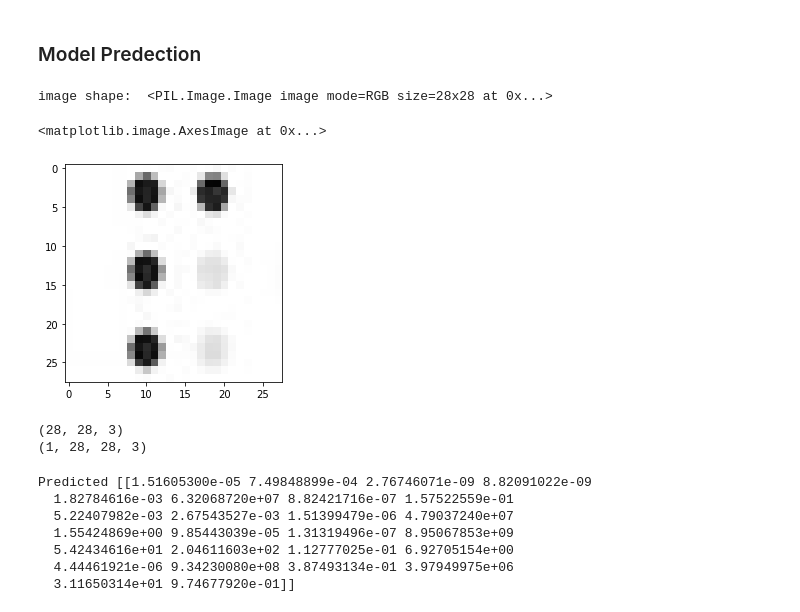
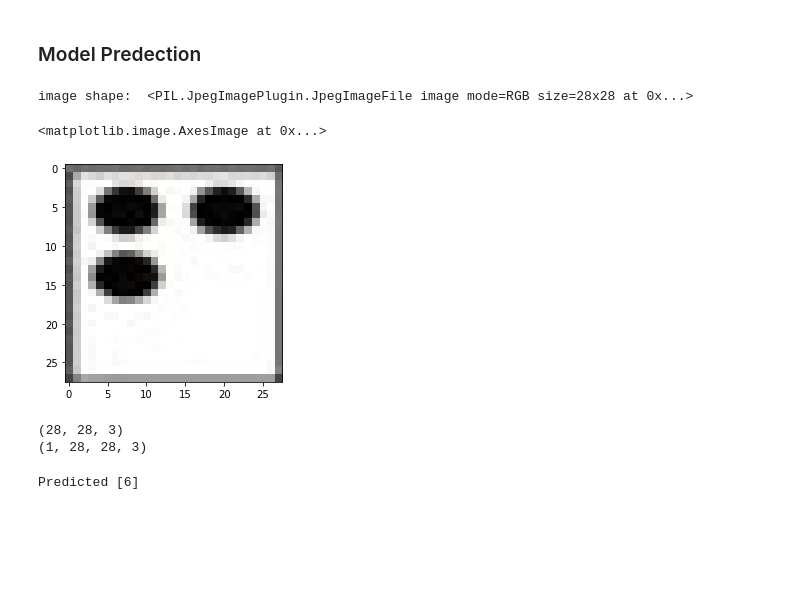
Before and after one commit to dalalbinhumaid/braille-charachters-classifier, a Jupyter notebook: Braille Model Notebook.ipynb, the cells around one changed output. Drawn from its saved outputs; the diff is of its cells as text; code cells hidden in the pictures; blank space fills up the shorter version.

```diff
--- a/Braille Model Notebook.ipynb
+++ b/Braille Model Notebook.ipynb
@@ -160,13 +184,13 @@ Epoch 50/50
 # %% [markdown]
 ### Model Predection
 # %%
-test_image = image.load_img('./test images/p.jpg')
+test_image = image.load_img('./test images/f.jpg')
 print("image shape: ", test_image)
 plt.imshow(test_image)
 # %% [output]
-image shape:  <PIL.Image.Image image mode=RGB size=28x28 at 0x...>
+image shape:  <PIL.JpegImagePlugin.JpegImageFile image mode=RGB size=28x28 at 0x...>
 <matplotlib.image.AxesImage at 0x...>
-[figure, old version]
+[figure, new version]
 # %%
 test_image_array = image.img_to_array(test_image)
 print(test_image_array.shape)
@@ -177,12 +201,6 @@ print(test_image_array.shape)
 (1, 28, 28, 3)
 # %%
 label = model.predict(test_image_array)
-print("Predicted", label*1e10)
+print("Predicted", label.argmax(-1))
 # %% [output]
-Predicted [[1.51605300e-05 7.49848899e-04 2.76746071e-09 8.82091022e-09
-  1.82784616e-03 6.32068720e+07 8.82421716e-07 1.57522559e-01
-  5.22407982e-03 2.67543527e-03 1.51399479e-06 4.79037240e+07
-  1.55424869e+00 9.85443039e-05 1.31319496e-07 8.95067853e+09
-  5.42434616e+01 2.04611603e+02 1.12777025e-01 6.92705154e+00
-  4.44461921e-06 9.34230080e+08 3.87493134e-01 3.97949975e+06
-  3.11650314e+01 9.74677920e-01]]
+Predicted [6]
```
Also changed, not shown: parts of 3 cells of this notebook, 26 other files.
